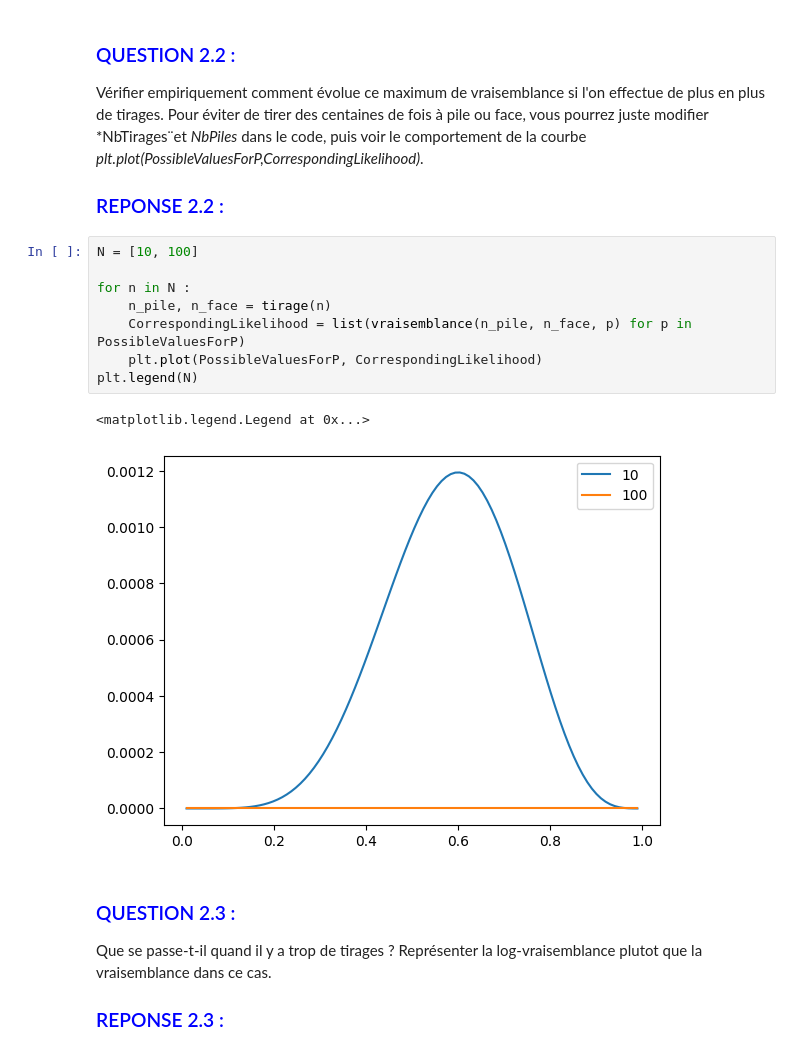
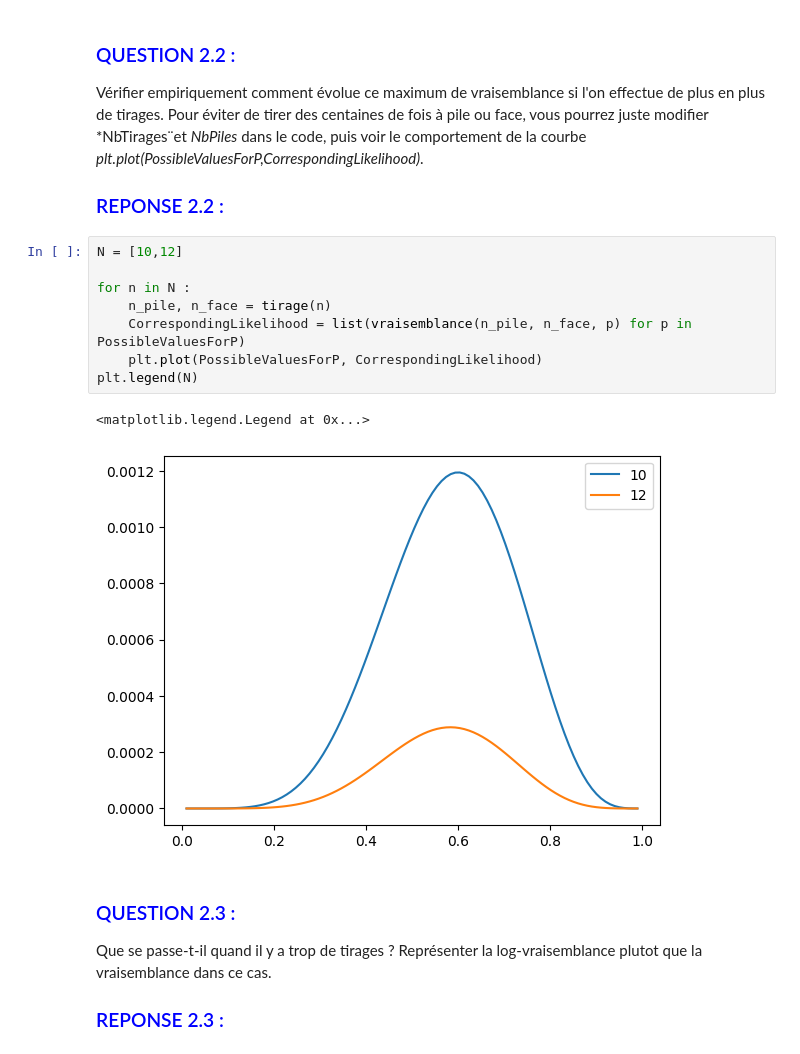
Before and after one commit to alextonon/stat-ml, a Jupyter notebook: TPs/Exo2_MaxLikelihood.ipynb, the cells around one changed output. Saved outputs shown, nothing was run; the diff lists cells and outputs as text.

```diff
--- a/TPs/Exo2_MaxLikelihood.ipynb
+++ b/TPs/Exo2_MaxLikelihood.ipynb
@@ -73,16 +73,16 @@ Vérifier empiriquement comment évolue ce maximum de vraisemblance si l'on effe
 
 ### <span style="color:blue">REPONSE 2.2 :</span>
 # %%
-N = [10, 100]
+N = [10,12]
 
 for n in N :
     n_pile, n_face = tirage(n)
     CorrespondingLikelihood = list(vraisemblance(n_pile, n_face, p) for p in PossibleValuesForP)
     plt.plot(PossibleValuesForP, CorrespondingLikelihood)
 plt.legend(N)
 # %% [output]
 <matplotlib.legend.Legend at 0x...>
-[figure, old version]
+[figure, new version]
 # %% [markdown]
 
 
```
Also changed, not shown: 1 other file.
